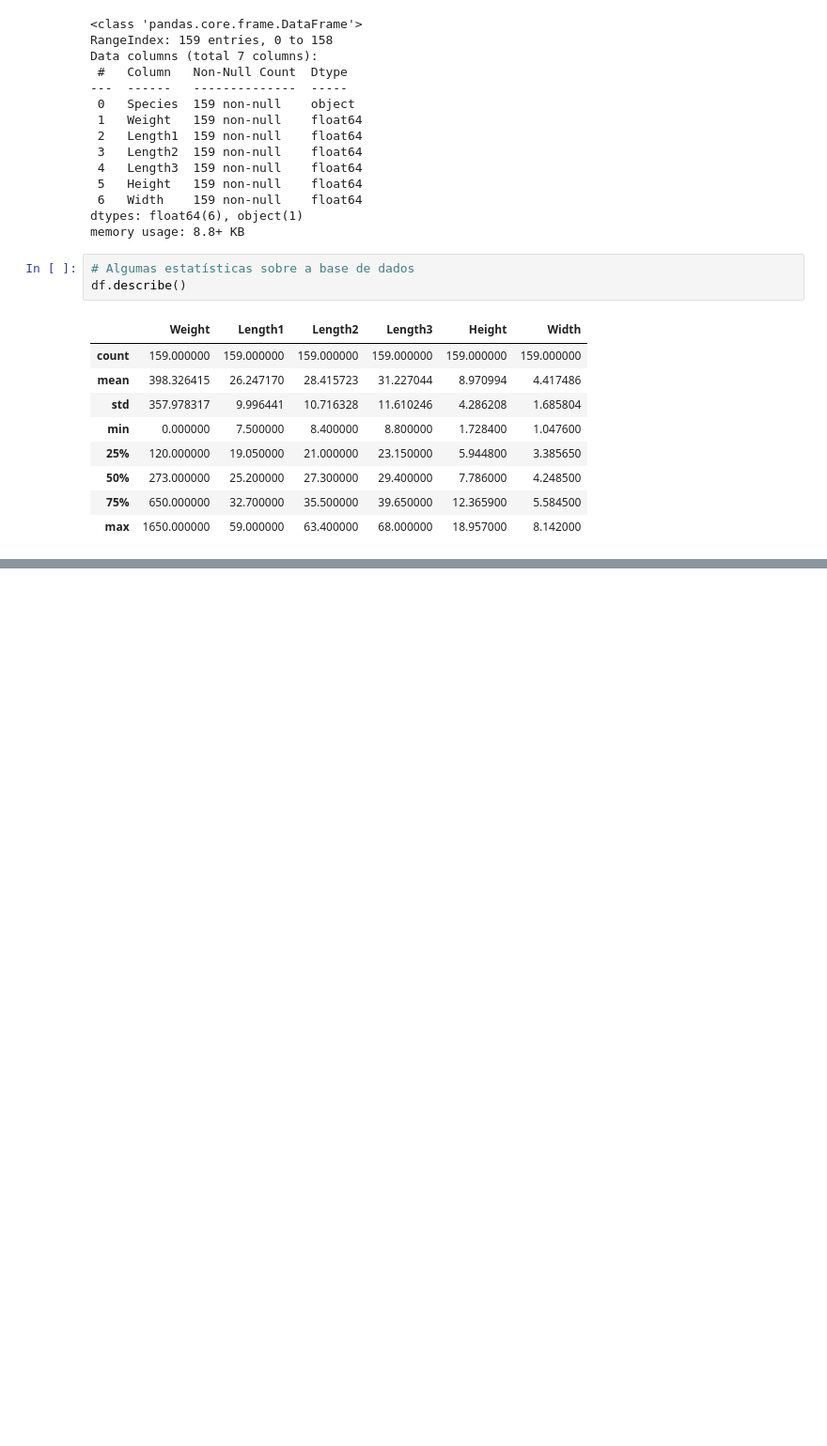
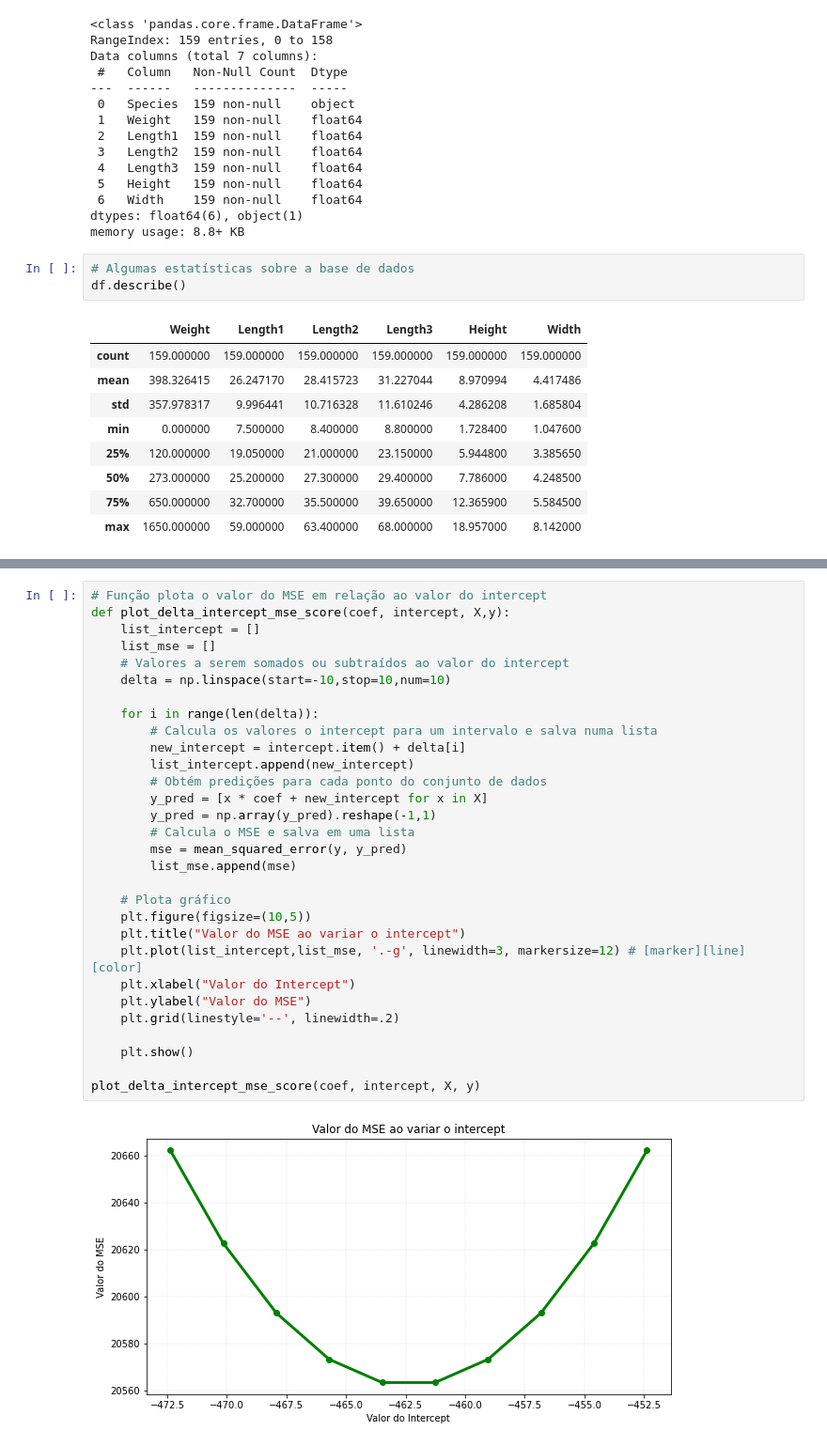
Before and after one commit to glima91/mestrado-reconhecimento-de-padroes, a Jupyter notebook: notebooks/1_regressaoLinear.ipynb, the cells around one changed output, grey strips where cells are left out. Shown at 94% size. Drawn from its saved outputs; the diff is of its cells as text; blank space fills up the shorter version.

```diff
--- a/notebooks/1_regressaoLinear.ipynb
+++ b/notebooks/1_regressaoLinear.ipynb
@@ -91,0 +172,32 @@ df.corr()
+# %%
+# Função plota o valor do MSE em relação ao valor do intercept
+def plot_delta_intercept_mse_score(coef, intercept, X,y):
+    list_intercept = []
+    list_mse = []
+    # Valores a serem somados ou subtraídos ao valor do intercept
+    delta = np.linspace(start=-10,stop=10,num=10)
+
+    for i in range(len(delta)):
+        # Calcula os valores o intercept para um intervalo e salva numa lista
+        new_intercept = intercept.item() + delta[i]
+        list_intercept.append(new_intercept)
+        # Obtém predições para cada ponto do conjunto de dados
+        y_pred = [x * coef + new_intercept for x in X]
+        y_pred = np.array(y_pred).reshape(-1,1)
+        # Calcula o MSE e salva em uma lista
+        mse = mean_squared_error(y, y_pred)
+        list_mse.append(mse)
+
+    # Plota gráfico
+    plt.figure(figsize=(10,5))
+    plt.title("Valor do MSE ao variar o intercept")
+    plt.plot(list_intercept,list_mse, '.-g', linewidth=3, markersize=12) # [marker][line][color]
+    plt.xlabel("Valor do Intercept")
+    plt.ylabel("Valor do MSE")
+    plt.grid(linestyle='--', linewidth=.2)
+
+    plt.show()
+
+plot_delta_intercept_mse_score(coef, intercept, X, y)
+# %% [output]
+[figure, added]
```
Also changed, not shown: parts of 15 cells of this notebook, 1 other file.
